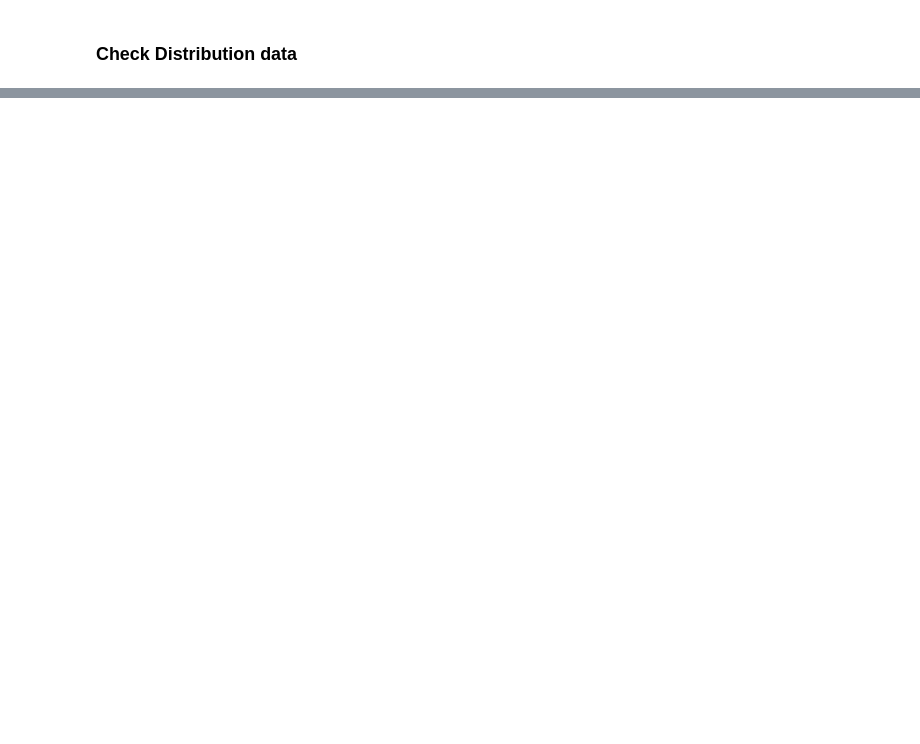
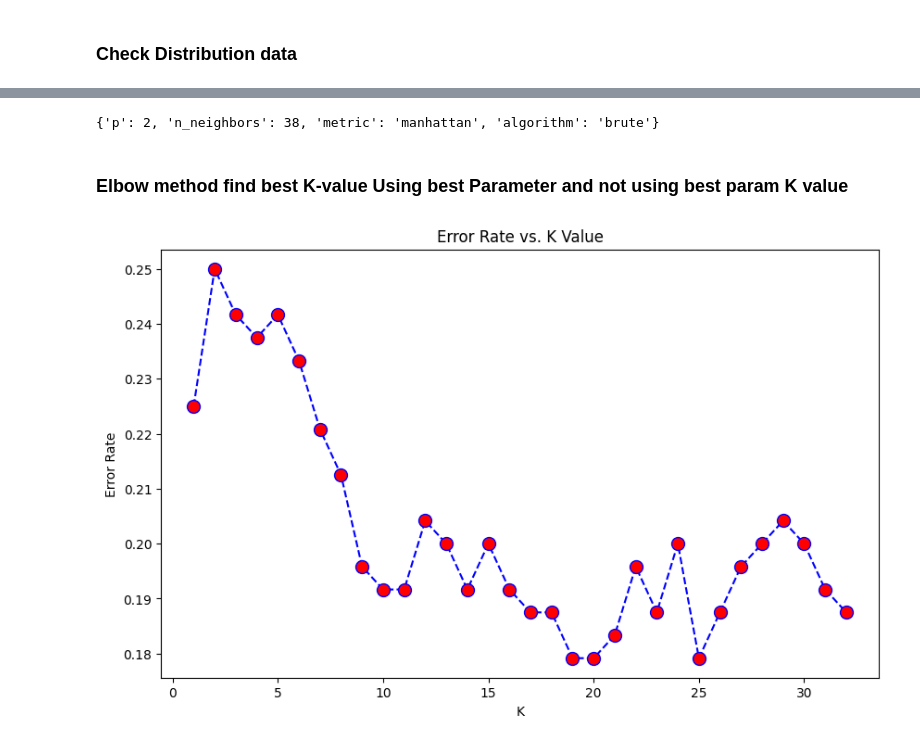
Before and after one commit to ackermanjayjay/DS_Student-Perfomance, a Jupyter notebook: Student_perfomance.ipynb, the cells around one changed output, grey strips where cells are left out. Drawn from its saved outputs; the diff is of its cells as text; code cells hidden in the pictures; blank space fills up the shorter version.

```diff
--- a/Student_perfomance.ipynb
+++ b/Student_perfomance.ipynb
@@ -188,0 +510,2 @@ array([[-1.00047367],
+# %%
+clf_random_search_knn= RandomizedSearchCV(knn, parameters,return_train_score=True,error_score='raise',cv = 5)
@@ -188,0 +527,2 @@ array([[-1.00047367],
+# %%
+clf_random_search_knn.fit(X_knn_scaler,Y)
@@ -188,0 +601,3 @@ array([[-1.00047367],
+# %%
+X_train, X_test, y_train, y_test = train_test_split(
+    X_knn_scaler, Y, test_size=0.1, random_state=42)
@@ -188,0 +624,25 @@ array([[-1.00047367],
+# %%
+clf_random_search_knn.best_params_
+# %% [output]
+{'p': 2, 'n_neighbors': 38, 'metric': 'manhattan', 'algorithm': 'brute'}
+# %% [markdown]
+### Elbow method find best K-value Using best Parameter and not using best param K value
+# %%
+error_rate = []
+# Will take some time
+for i in range(1,33):
+ knn = KNeighborsClassifier(n_neighbors=i,metric = 'manhattan', algorithm = 'brute',p = 2)
+ knn.fit(X_train,y_train)
+#  clf_random_search_knn.fit(X_train,y_train)
+ pred_i = knn.predict(X_test)
+ error_rate.append(np.mean(pred_i != y_test))
+# %%
+plt.figure(figsize=(10,6))
+plt.plot(range(1,33),error_rate,color='blue', linestyle='dashed', marker='o',
+ markerfacecolor='red', markersize=10)
+plt.title('Error Rate vs. K Value')
+plt.xlabel('K')
+plt.ylabel('Error Rate')
+plt.show()
+# %% [output]
+[figure, added]
```
Also changed, not shown: parts of 115 cells of this notebook, 2 other files.
